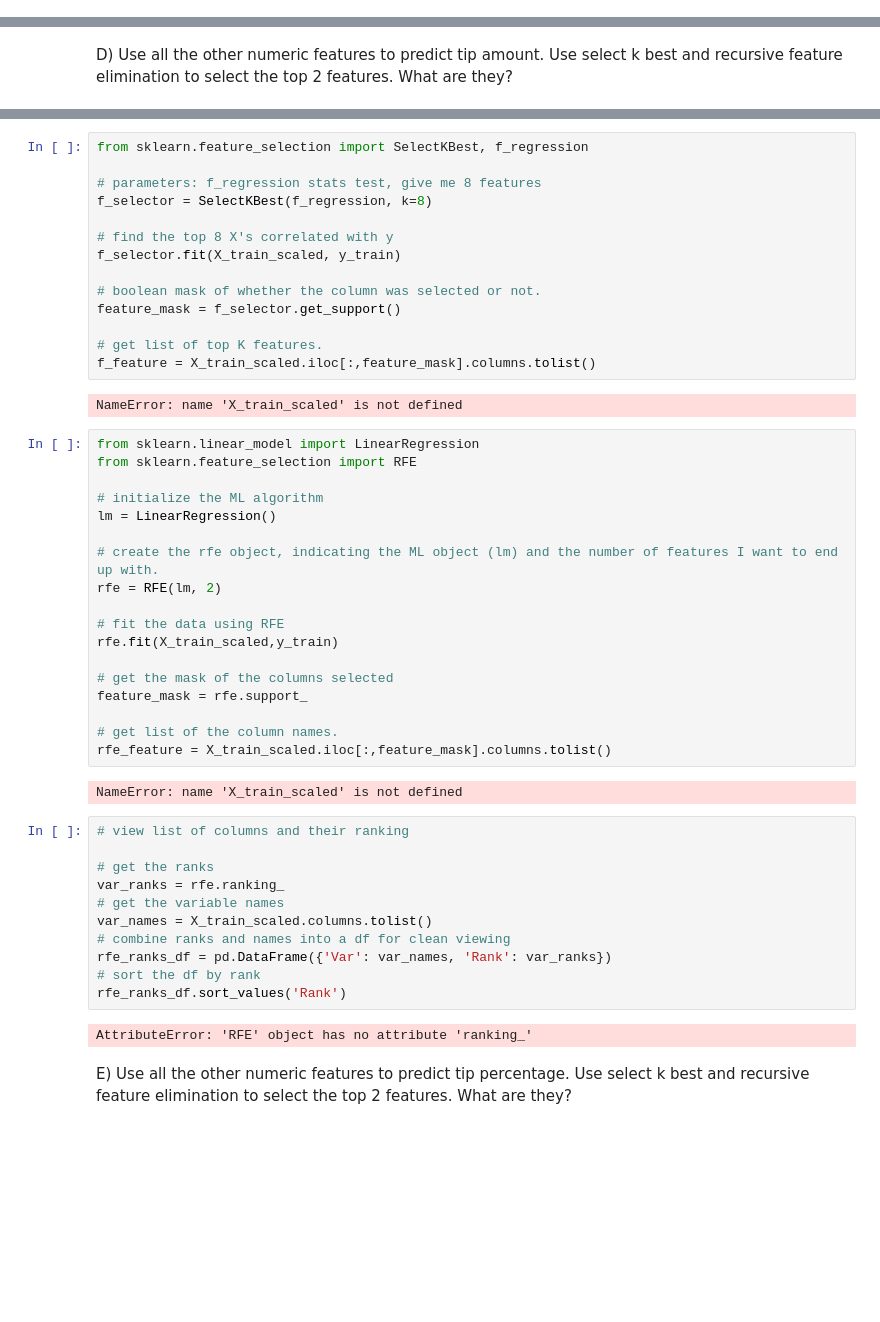
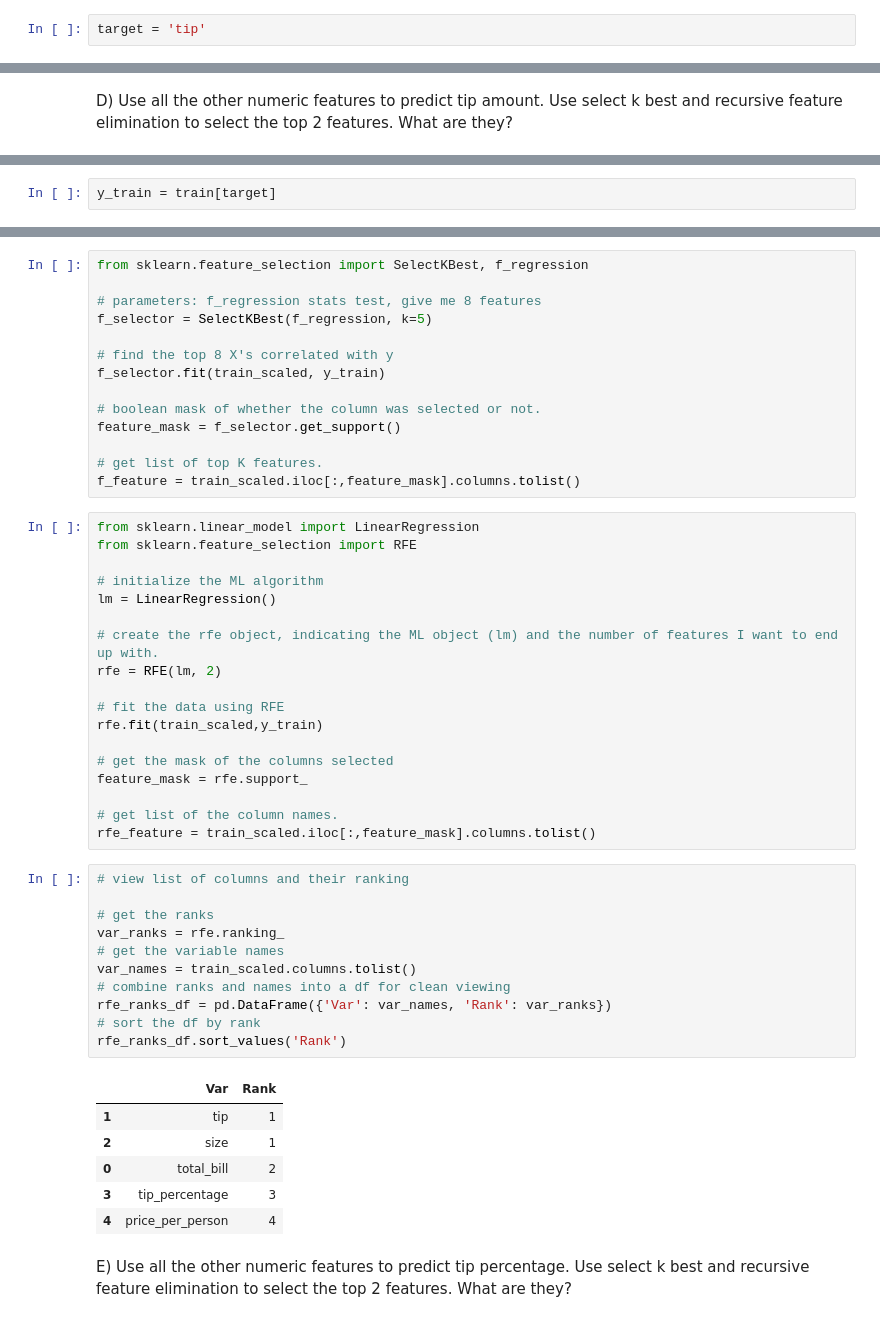
Before and after one commit to ljackson707/regression-exercises, a Jupyter notebook: feature_engineering_exercises.ipynb, the cells around one changed output, grey strips where cells are left out. Drawn from its saved outputs; the diff is of its cells as text; blank space fills up the shorter version.

```diff
--- a/feature_engineering_exercises.ipynb
+++ b/feature_engineering_exercises.ipynb
@@ -119,3 +65,5 @@ train_scaled, validate_scaled, test_scaled = minmax_scale(train, validate, test)
+# %%
+target = 'tip'
 # %% [markdown]
 C) Before using any of the methods discussed in the lesson, which features do you think would be most important for predicting the tip amount? The tip percentage?
 # %%
@@ -124,0 +84,2 @@ D) Use all the other numeric features to predict tip amount. Use select k best a
+# %%
+y_train = train[target]
@@ -126,18 +108,16 @@ D) Use all the other numeric features to predict tip amount. Use select k best a
 from sklearn.feature_selection import SelectKBest, f_regression
 
 # parameters: f_regression stats test, give me 8 features
-f_selector = SelectKBest(f_regression, k=8)
+f_selector = SelectKBest(f_regression, k=5)
 
 # find the top 8 X's correlated with y
-f_selector.fit(X_train_scaled, y_train)
+f_selector.fit(train_scaled, y_train)
 
 # boolean mask of whether the column was selected or not.
 feature_mask = f_selector.get_support()
 
 # get list of top K features.
-f_feature = X_train_scaled.iloc[:,feature_mask].columns.tolist()
+f_feature = train_scaled.iloc[:,feature_mask].columns.tolist()
-# %% [output]
-NameError: name 'X_train_scaled' is not defined
 # %%
 from sklearn.linear_model import LinearRegression
 from sklearn.feature_selection import RFE
@@ -149,27 +129,30 @@ lm = LinearRegression()
 rfe = RFE(lm, 2)
 
 # fit the data using RFE
-rfe.fit(X_train_scaled,y_train)
+rfe.fit(train_scaled,y_train)
 
 # get the mask of the columns selected
 feature_mask = rfe.support_
 
 # get list of the column names.
-rfe_feature = X_train_scaled.iloc[:,feature_mask].columns.tolist()
+rfe_feature = train_scaled.iloc[:,feature_mask].columns.tolist()
-# %% [output]
-NameError: name 'X_train_scaled' is not defined
 # %%
 # view list of columns and their ranking
 
 # get the ranks
 var_ranks = rfe.ranking_
 # get the variable names
-var_names = X_train_scaled.columns.tolist()
+var_names = train_scaled.columns.tolist()
 # combine ranks and names into a df for clean viewing
 rfe_ranks_df = pd.DataFrame({'Var': var_names, 'Rank': var_ranks})
 # sort the df by rank
 rfe_ranks_df.sort_values('Rank')
 # %% [output]
-AttributeError: 'RFE' object has no attribute 'ranking_'
+|  | Var | Rank |
+| 1 | tip | 1 |
+| 2 | size | 1 |
+| 0 | total_bill | 2 |
+| 3 | tip_percentage | 3 |
+| 4 | price_per_person | 4 |
 # %% [markdown]
 E) Use all the other numeric features to predict tip percentage. Use select k best and recursive feature elimination to select the top 2 features. What are they?
```
Also changed, not shown: parts of 32 cells of this notebook.
